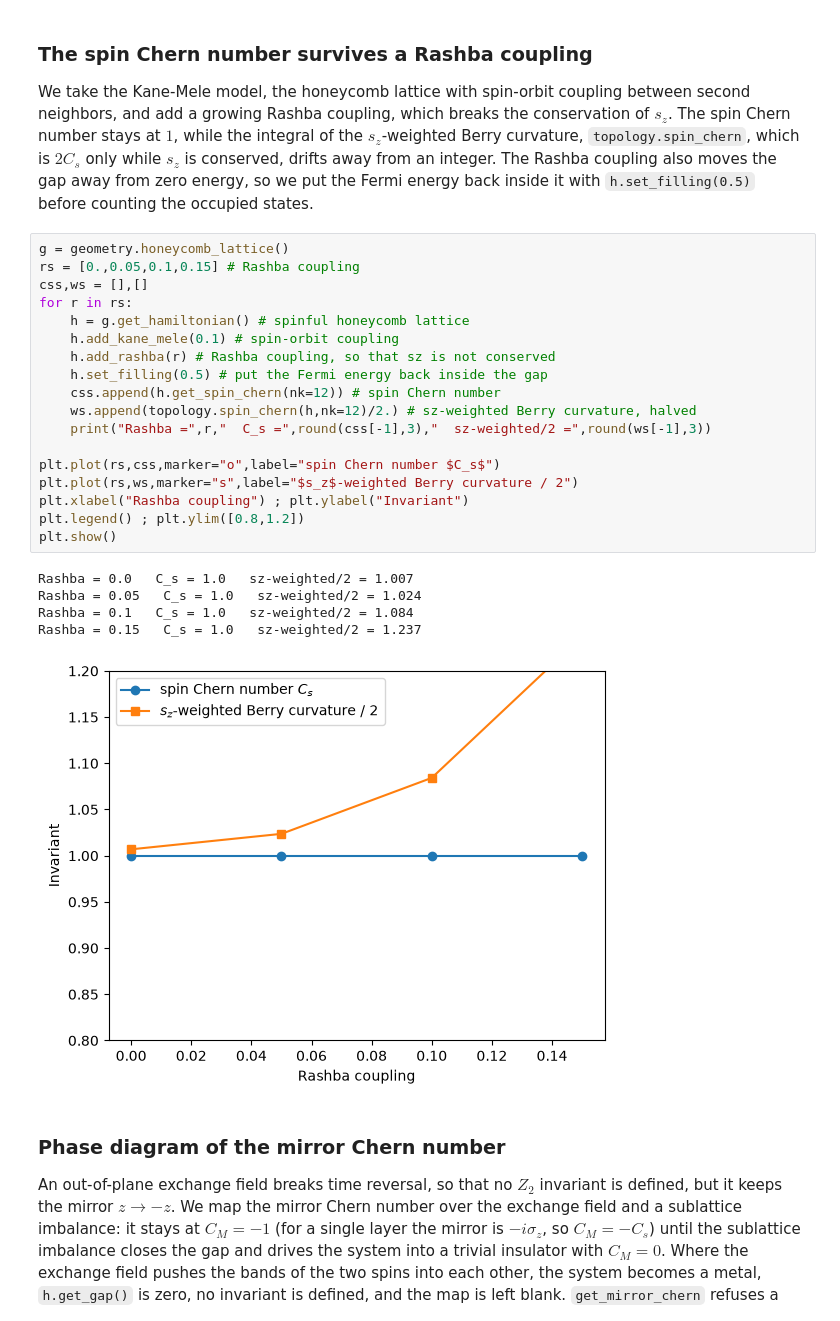
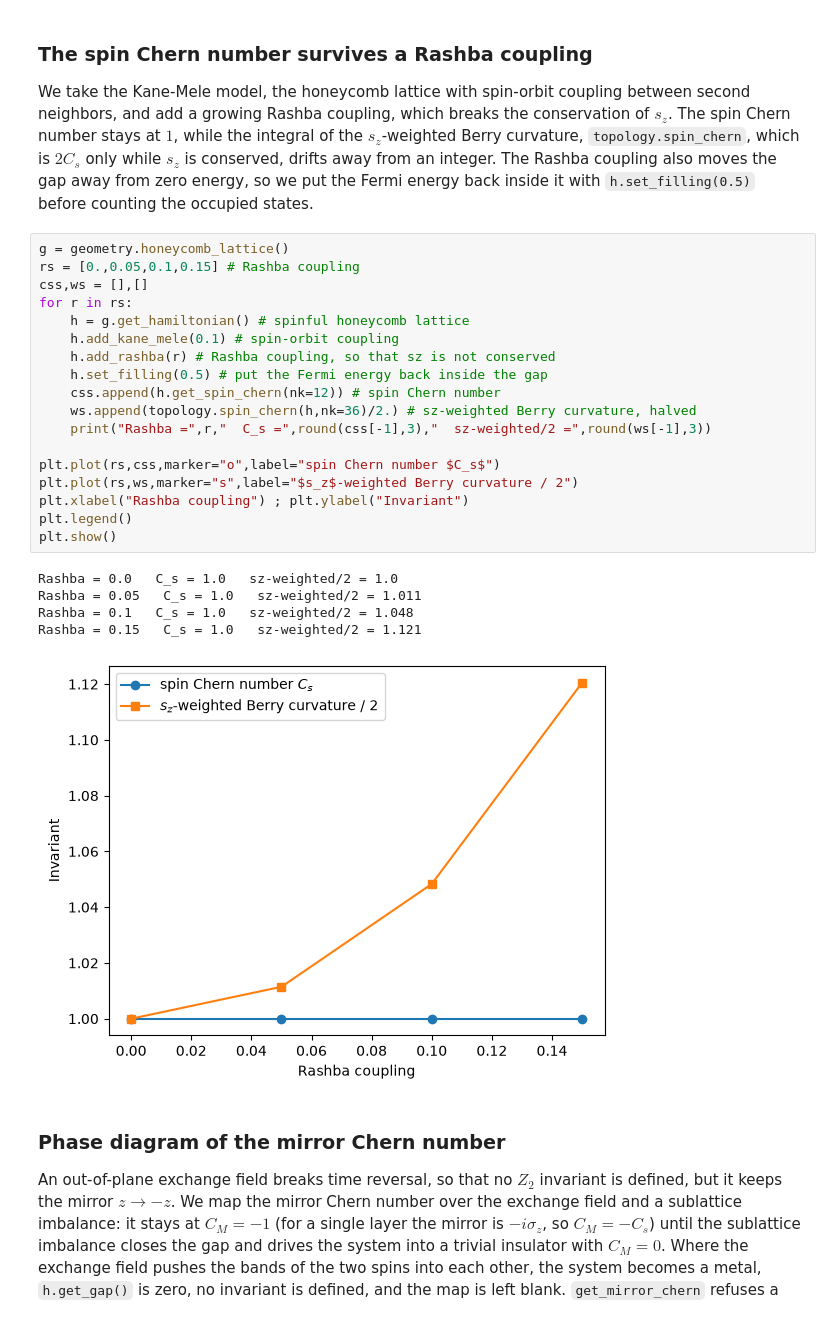
Before and after one commit to joselado/pyqula, a Jupyter notebook: jupyter-notebooks/functionalities/topological_characterization/08_spin_mirror_chern.ipynb, the cells around one changed output. Drawn from its saved outputs; the diff is of its cells as text.

```diff
--- a/jupyter-notebooks/functionalities/topological_characterization/08_spin_mirror_chern.ipynb
+++ b/jupyter-notebooks/functionalities/topological_characterization/08_spin_mirror_chern.ipynb
@@ -40,27 +40,27 @@ inside it with `h.set_filling(0.5)` before counting the occupied states.
 # %%
 g = geometry.honeycomb_lattice()
 rs = [0.,0.05,0.1,0.15] # Rashba coupling
 css,ws = [],[]
 for r in rs:
     h = g.get_hamiltonian() # spinful honeycomb lattice
     h.add_kane_mele(0.1) # spin-orbit coupling
     h.add_rashba(r) # Rashba coupling, so that sz is not conserved
     h.set_filling(0.5) # put the Fermi energy back inside the gap
     css.append(h.get_spin_chern(nk=12)) # spin Chern number
-    ws.append(topology.spin_chern(h,nk=12)/2.) # sz-weighted Berry curvature, halved
+    ws.append(topology.spin_chern(h,nk=36)/2.) # sz-weighted Berry curvature, halved
     print("Rashba =",r,"  C_s =",round(css[-1],3),"  sz-weighted/2 =",round(ws[-1],3))
 
 plt.plot(rs,css,marker="o",label="spin Chern number $C_s$")
 plt.plot(rs,ws,marker="s",label="$s_z$-weighted Berry curvature / 2")
 plt.xlabel("Rashba coupling") ; plt.ylabel("Invariant")
-plt.legend() ; plt.ylim([0.8,1.2])
+plt.legend()
 plt.show()
 # %% [output]
-Rashba = 0.0   C_s = 1.0   sz-weighted/2 = 1.007
-Rashba = 0.05   C_s = 1.0   sz-weighted/2 = 1.024
-Rashba = 0.1   C_s = 1.0   sz-weighted/2 = 1.084
-Rashba = 0.15   C_s = 1.0   sz-weighted/2 = 1.237
+Rashba = 0.0   C_s = 1.0   sz-weighted/2 = 1.0
+Rashba = 0.05   C_s = 1.0   sz-weighted/2 = 1.011
+Rashba = 0.1   C_s = 1.0   sz-weighted/2 = 1.048
+Rashba = 0.15   C_s = 1.0   sz-weighted/2 = 1.121
-[figure, old version]
+[figure, new version]
 # %% [markdown]
 ### Phase diagram of the mirror Chern number
 An out-of-plane exchange field breaks time reversal, so that no $Z_2$ invariant is defined, but it
```
Also changed, not shown: parts of 2 cells of this notebook, 6 other files.
